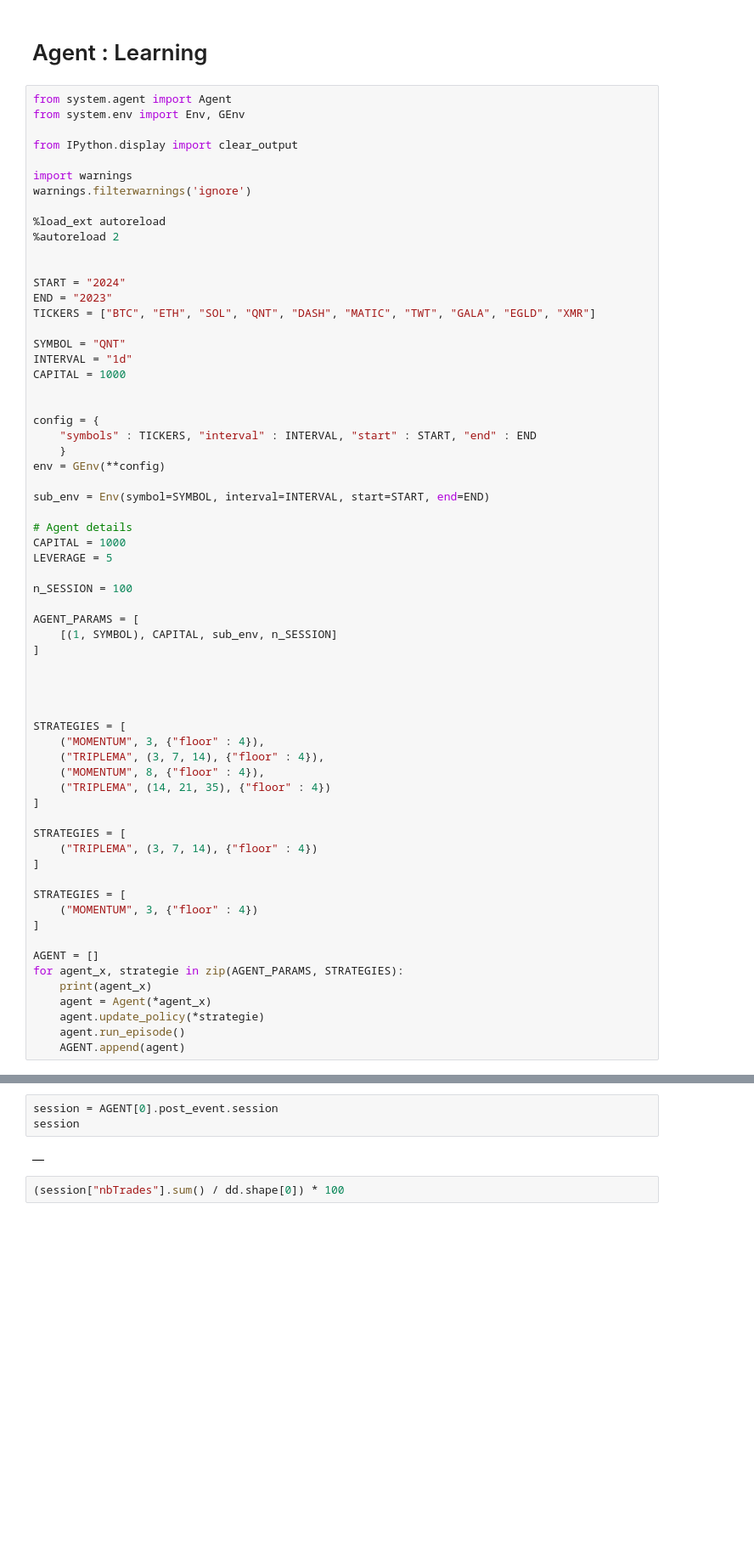
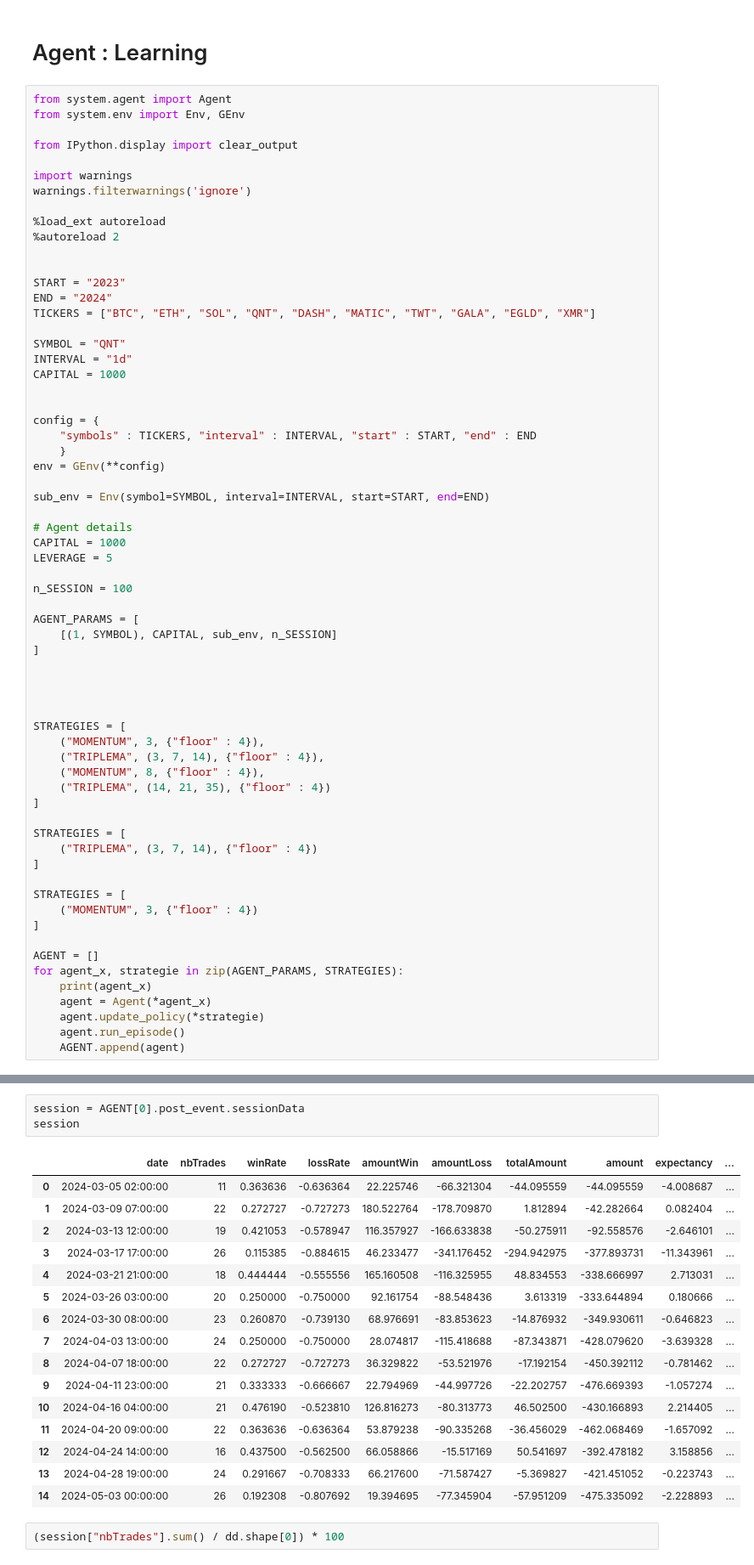
Before and after one commit to cedTrad/C-Syst, a Jupyter notebook: labs.ipynb, the cells around one changed output, grey strips where cells are left out. Shown at 85% size. Drawn from its saved outputs; the diff is of its cells as text; blank space fills up the shorter version.

```diff
--- a/labs.ipynb
+++ b/labs.ipynb
@@ -85,8 +85,8 @@ warnings.filterwarnings('ignore')
 %autoreload 2
 
 
-START = "2024"
-END = "2023"
+START = "2023"
+END = "2024"
 TICKERS = ["BTC", "ETH", "SOL", "QNT", "DASH", "MATIC", "TWT", "GALA", "EGLD", "XMR"]
 
 SYMBOL = "QNT"
@@ -147,8 +160,23 @@ AGENT[0].view_report()
 # %%
-session = AGENT[0].post_event.session
+session = AGENT[0].post_event.sessionData
 session
 # %% [output]
-|  |
+|  | date | nbTrades | winRate | lossRate | amountWin | amountLoss | totalAmount | amount | expectancy | ... |
+| 0 | 2024-03-05 02:00:00 | 11 | 0.363636 | -0.636364 | 22.225746 | -66.321304 | -44.095559 | -44.095559 | -4.008687 | ... |
+| 1 | 2024-03-09 07:00:00 | 22 | 0.272727 | -0.727273 | 180.522764 | -178.709870 | 1.812894 | -42.282664 | 0.082404 | ... |
+| 2 | 2024-03-13 12:00:00 | 19 | 0.421053 | -0.578947 | 116.357927 | -166.633838 | -50.275911 | -92.558576 | -2.646101 | ... |
+| 3 | 2024-03-17 17:00:00 | 26 | 0.115385 | -0.884615 | 46.233477 | -341.176452 | -294.942975 | -377.893731 | -11.343961 | ... |
+| 4 | 2024-03-21 21:00:00 | 18 | 0.444444 | -0.555556 | 165.160508 | -116.325955 | 48.834553 | -338.666997 | 2.713031 | ... |
+| 5 | 2024-03-26 03:00:00 | 20 | 0.250000 | -0.750000 | 92.161754 | -88.548436 | 3.613319 | -333.644894 | 0.180666 | ... |
+| 6 | 2024-03-30 08:00:00 | 23 | 0.260870 | -0.739130 | 68.976691 | -83.853623 | -14.876932 | -349.930611 | -0.646823 | ... |
+| 7 | 2024-04-03 13:00:00 | 24 | 0.250000 | -0.750000 | 28.074817 | -115.418688 | -87.343871 | -428.079620 | -3.639328 | ... |
+| 8 | 2024-04-07 18:00:00 | 22 | 0.272727 | -0.727273 | 36.329822 | -53.521976 | -17.192154 | -450.392112 | -0.781462 | ... |
+| 9 | 2024-04-11 23:00:00 | 21 | 0.333333 | -0.666667 | 22.794969 | -44.997726 | -22.202757 | -476.669393 | -1.057274 | ... |
+| 10 | 2024-04-16 04:00:00 | 21 | 0.476190 | -0.523810 | 126.816273 | -80.313773 | 46.502500 | -430.166893 | 2.214405 | ... |
+| 11 | 2024-04-20 09:00:00 | 22 | 0.363636 | -0.636364 | 53.879238 | -90.335268 | -36.456029 | -462.068469 | -1.657092 | ... |
+| 12 | 2024-04-24 14:00:00 | 16 | 0.437500 | -0.562500 | 66.058866 | -15.517169 | 50.541697 | -392.478182 | 3.158856 | ... |
+| 13 | 2024-04-28 19:00:00 | 24 | 0.291667 | -0.708333 | 66.217600 | -71.587427 | -5.369827 | -421.451052 | -0.223743 | ... |
+| 14 | 2024-05-03 00:00:00 | 26 | 0.192308 | -0.807692 | 19.394695 | -77.345904 | -57.951209 | -475.335092 | -2.228893 | ... |
 # %%
 (session["nbTrades"].sum() / dd.shape[0]) * 100
 # %% [output]
```
Also changed, not shown: parts of 3 cells of this notebook, 4 other files.
